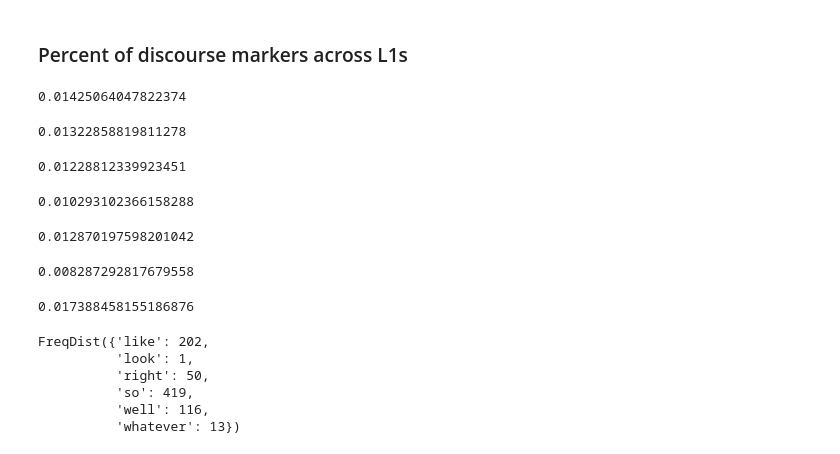
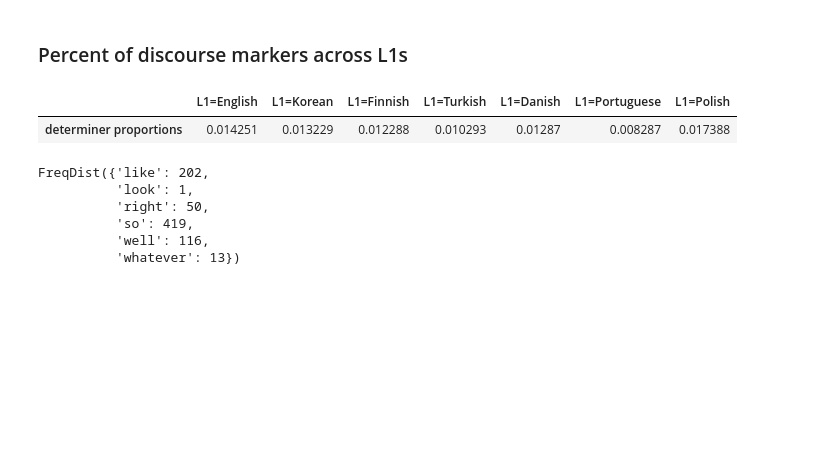
Before and after one commit to Data-Science-for-Linguists/Native_and_Non-native_English, a Jupyter notebook: analysis-languages.ipynb, the cells around one changed output. Cells and saved outputs as stored; diff of their text form; code cells hidden in the pictures; blank space fills up the shorter version.

```diff
--- a/analysis-languages.ipynb
+++ b/analysis-languages.ipynb
@@ -517,21 +519,20 @@ def get_dm_percent(speech, dm_list):
 # %% [markdown]
 ### Percent of discourse markers across L1s
 # %%
-get_dm_percent(eng_speech, eng_dm)
-get_dm_percent(kor_speech, kor_dm)
-get_dm_percent(fin_speech, fin_dm)
-get_dm_percent(tur_speech, tur_dm)
-get_dm_percent(dan_speech, dan_dm)
-get_dm_percent(por_speech, por_dm)
-get_dm_percent(pol_speech, pol_dm)
+dm_df = pd.DataFrame(index = ['determiner proportions'], columns = ['L1=English', 'L1=Korean', 'L1=Finnish', 'L1=Turkish', 'L1=Danish', 'L1=Portuguese', 'L1=Polish'])
+
+dm_df['L1=English'] = get_dm_percent(eng_speech, eng_dm)
+dm_df['L1=Korean'] = get_dm_percent(kor_speech, kor_dm)
+dm_df['L1=Finnish'] = get_dm_percent(fin_speech, fin_dm)
+dm_df['L1=Turkish'] = get_dm_percent(tur_speech, tur_dm)
+dm_df['L1=Danish'] = get_dm_percent(dan_speech, dan_dm)
+dm_df['L1=Portuguese'] = get_dm_percent(por_speech, por_dm)
+dm_df['L1=Polish'] = get_dm_percent(pol_speech, pol_dm)
+
+dm_df
 # %% [output]
-0.01425064047822374
-0.01322858819811278
-0.01228812339923451
-0.010293102366158288
-0.012870197598201042
-0.008287292817679558
-0.017388458155186876
+|  | L1=English | L1=Korean | L1=Finnish | L1=Turkish | L1=Danish | L1=Portuguese | L1=Polish |
+| determiner proportions | 0.014251 | 0.013229 | 0.012288 | 0.010293 | 0.01287 | 0.008287 | 0.017388 |
 # %%
 eng_dm_words = [dm[0].replace('\n', '') for dm in eng_dm]
 kor_dm_words = [dm[0].replace('\n', '') for dm in kor_dm]
```
Also changed, not shown: parts of 16 cells of this notebook.
